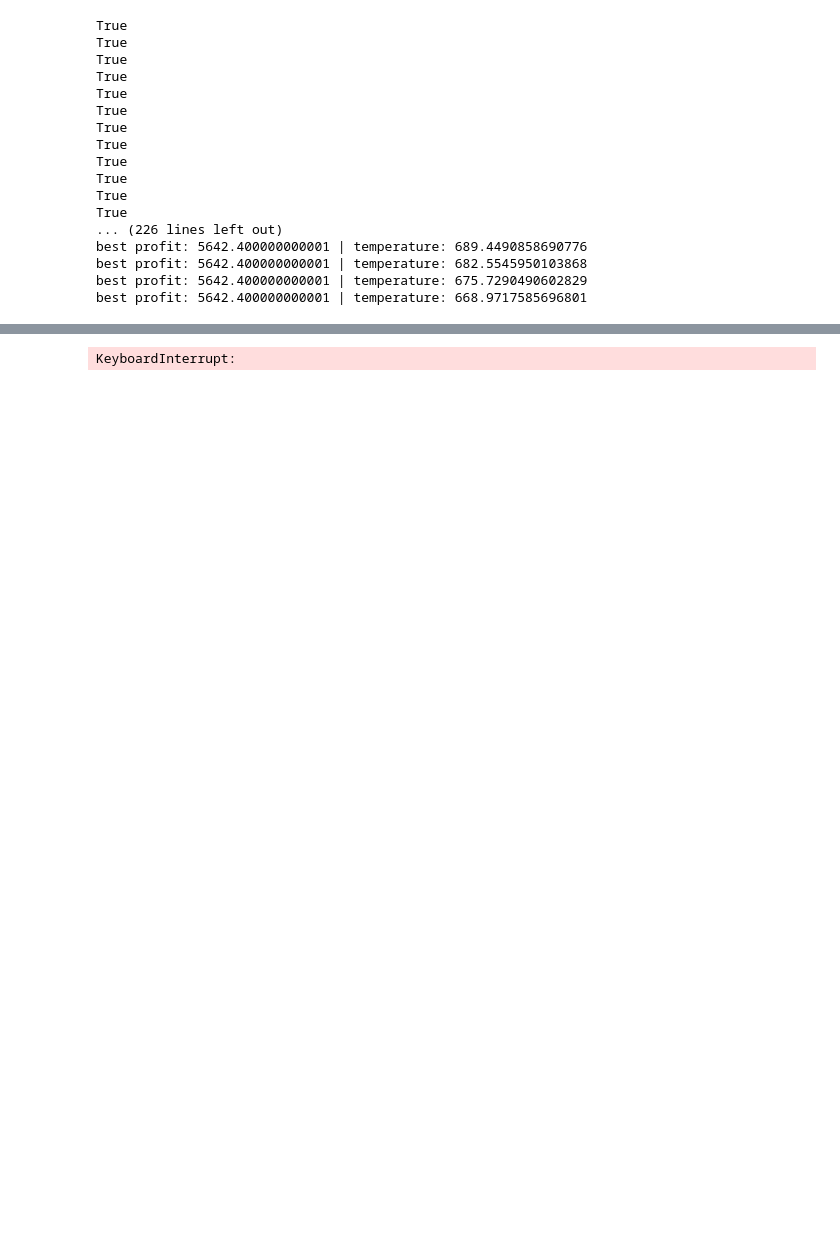
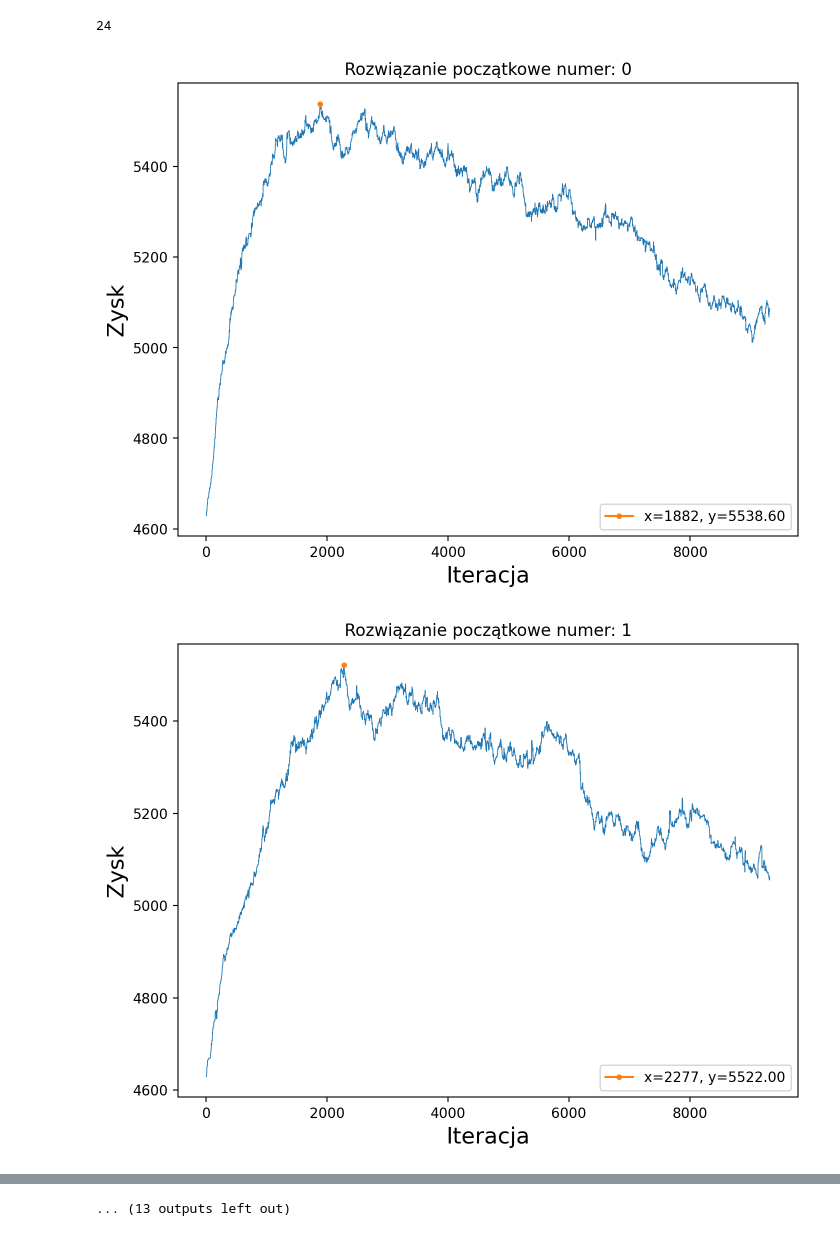
Before and after one commit to hudaszekpiotr/BO2, a Jupyter notebook: testy/visuals.ipynb, the cells around one changed output, grey strips where cells are left out. Saved outputs shown, nothing was run; the diff lists cells and outputs as text; code cells hidden in the pictures; blank space fills up the shorter version.

Commit message:
changes in visuals

```diff
--- a/testy/visuals.ipynb
+++ b/testy/visuals.ipynb
@@ -1,36 +1,37 @@
+# %%
+import os
+import sys
+module_path = os.path.abspath(os.path.join('..'))
+if module_path not in sys.path:
+    sys.path.append(module_path)
+import matplotlib.pyplot as plt
+from project_app.app_settings import orchard
+
+population = orchard.create_initial_population()
+print(f"Długość populacji: {len(population)}")
+
+profit_lsts = []
+for i in range(len(population)):
+    print(i)
+    _, _, _, profit_lst = orchard.simulated_annealing(T_start=3000, T_stop=1000, iterations_in_temp=100,
+                                                                         epsilon=4, iterations_epsilon=10, alpha=0.99,
+                                                                         neighbour_type=1, initial_sol=i, verbose=False)
+    profit_lsts.append(profit_lst)
 # %%
-from main import main
-import matplotlib.pyplot as plt
-
-profit_lsts = main()
 print(len(profit_lsts))
 for enum, lst in enumerate(profit_lsts):
     plt.figure(figsize=(8, 6), dpi=200)
     plt.plot(range(len(lst)), lst, linewidth=.6)
     plt.xlabel("Iteracja", fontsize=16)
     plt.ylabel("Zysk", fontsize=16)
     plt.title("Rozwiązanie początkowe numer: {}".format(enum))
     ymax = max(lst)
     xmax = lst.index(ymax)
     plt.plot(xmax, ymax, marker='o', markersize=3, label="x={}, y={:.2f}".format(xmax, ymax))
     plt.legend(loc='lower right')
     plt.savefig('visuals/SA/init_pop{}'.format(enum))
     plt.show()
 # %% [output]
-True
-True
-True
-True
-True
-True
-True
-True
-True
-True
-True
-True
-... (226 lines left out)
-best profit: 5642.400000000001 | temperature: 689.4490858690776
-best profit: 5642.400000000001 | temperature: 682.5545950103868
-best profit: 5642.400000000001 | temperature: 675.7290490602829
-best profit: 5642.400000000001 | temperature: 668.9717585696801
+24
+[figure, added]
+[figure, added]
@@ -37 +47 @@ best profit: 5642.400000000001 | temperature: 668.9717585696801
-KeyboardInterrupt:
+... (13 outputs left out)
```
Also changed, not shown: parts of 1 cell of this notebook, 24 other files.
